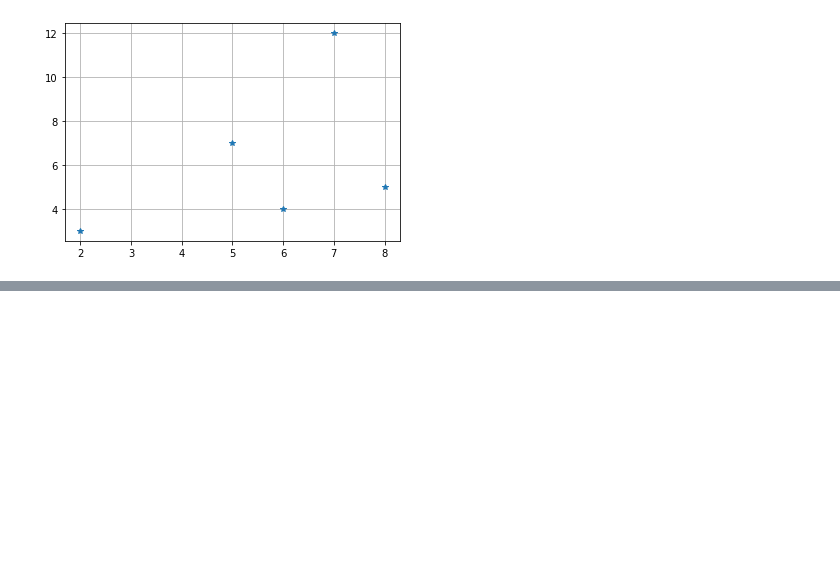
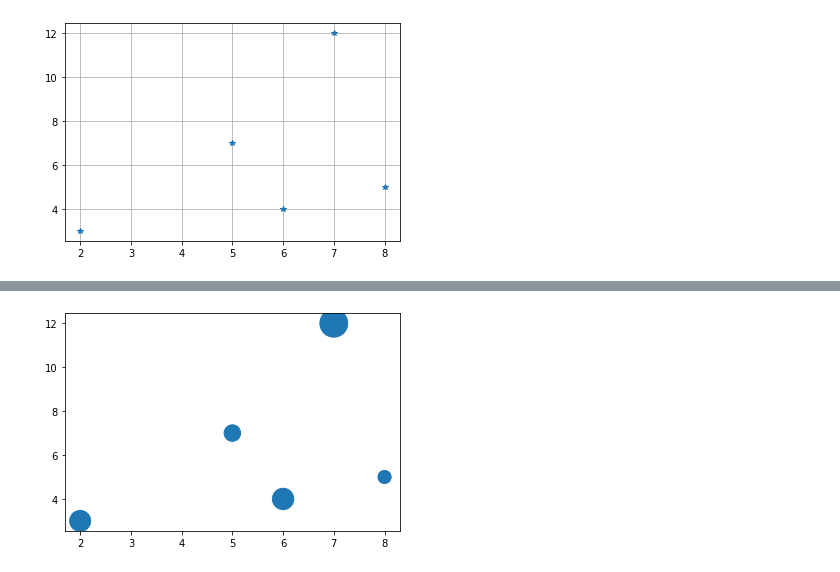
Before and after one commit to ShakilM26/Data-Visualization, a Jupyter notebook: matplotlib.ipynb, the cells around one changed output, grey strips where cells are left out. Saved outputs shown, nothing was run; the diff lists cells and outputs as text; code cells hidden in the pictures; blank space fills up the shorter version.

```diff
--- a/matplotlib.ipynb
+++ b/matplotlib.ipynb
@@ -21,0 +48,9 @@ plt.grid()
+# %%
+# Bubble
+import numpy as np
+x=[2,5,6,7,8]
+y=[3,7,4,12,5]
+plt.scatter(x,y, s=np.random.rand(5)*1000)
+plt.show()
+# %% [output]
+[figure, added]
```
Also changed, not shown: parts of 7 cells of this notebook.
